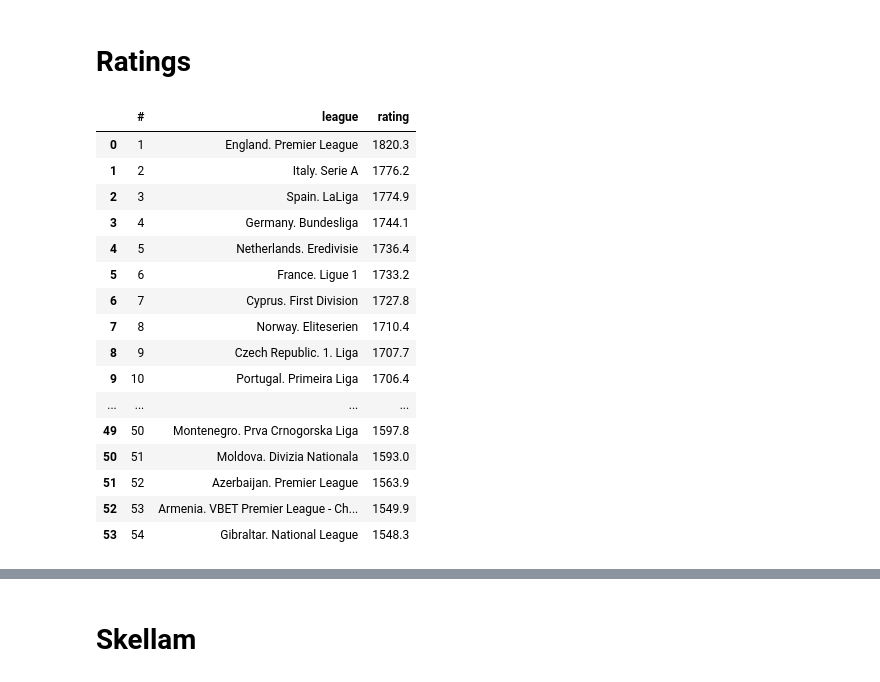
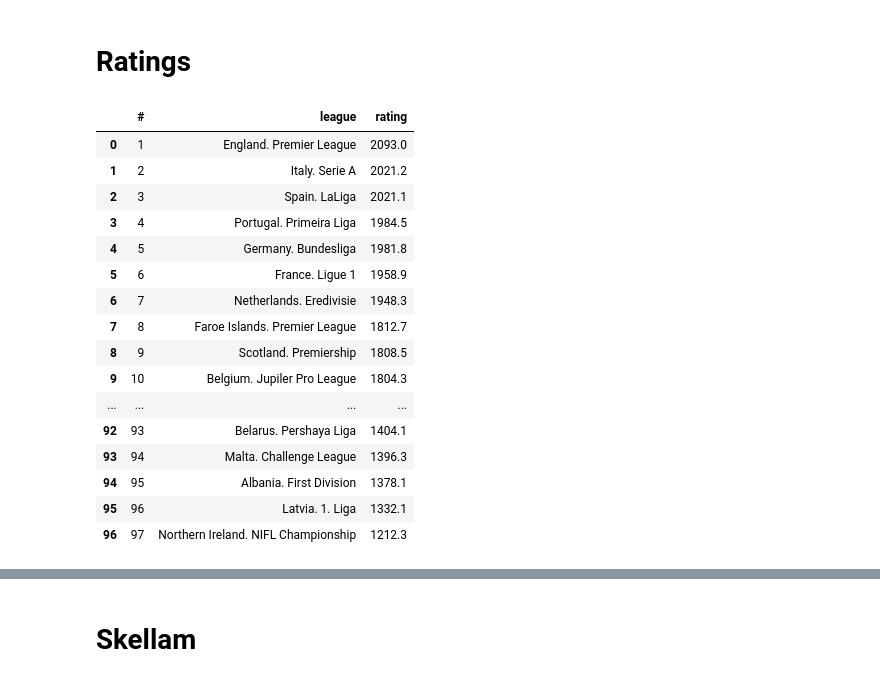
Before and after one commit to andreyshelopugin/GlickoSoccer, a Jupyter notebook: Ratings.ipynb, the cells around one changed output, grey strips where cells are left out. Drawn from its saved outputs; the diff is of its cells as text; code cells hidden in the pictures.

```diff
--- a/Ratings.ipynb
+++ b/Ratings.ipynb
@@ -14,6 +14,6 @@ from euro_soccer.preprocessing import DataPreprocessor
 from euro_soccer.glicko_soccer import GlickoSoccer
 # %%
 matches = pd.read_csv('matches.csv')
-matches = DataPreprocessor().preprocessing(matches)
+matches = DataPreprocessor(is_actual_draw_predictions=True).preprocessing(matches)
 matches.tail(1)
 # %% [output]
@@ -87,29 +92,29 @@ North Macedonia. 2. MFL Loss down by: 2.36
 # Ratings
 # %%
 glicko = GlickoSoccer()
-# league_params = joblib.load('data/league_params.pkl')
-league_params = glicko._league_params_initialization(matches)
+league_params = joblib.load('data/league_params.pkl')
+# league_params = glicko._league_params_initialization(matches)
 ratings = glicko.rate_teams(matches, league_params)
 ratings = glicko.ratings_to_df(ratings, matches)
-leagues_ratings = glicko.league_ratings(ratings, number_top_teams=10)
-first_leagues = set(matches.loc[matches['tournament_type'] == 1, 'tournament'])
-leagues_ratings = leagues_ratings.loc[leagues_ratings['league'].isin(first_leagues)]
-leagues_ratings.head(60)
+leagues_ratings = glicko.league_ratings(ratings, number_top_teams=5)
+# first_leagues = set(matches.loc[matches['tournament_type'] == 1, 'tournament'])
+# leagues_ratings = leagues_ratings.loc[leagues_ratings['league'].isin(first_leagues)]
+leagues_ratings
 # %% [output]
 |  | # | league | rating |
-| 0 | 1 | England. Premier League | 1820.3 |
-| 1 | 2 | Italy. Serie A | 1776.2 |
-| 2 | 3 | Spain. LaLiga | 1774.9 |
-| 3 | 4 | Germany. Bundesliga | 1744.1 |
-| 4 | 5 | Netherlands. Eredivisie | 1736.4 |
-| 5 | 6 | France. Ligue 1 | 1733.2 |
-| 6 | 7 | Cyprus. First Division | 1727.8 |
-| 7 | 8 | Norway. Eliteserien | 1710.4 |
-| 8 | 9 | Czech Republic. 1. Liga | 1707.7 |
-| 9 | 10 | Portugal. Primeira Liga | 1706.4 |
+| 0 | 1 | England. Premier League | 2093.0 |
+| 1 | 2 | Italy. Serie A | 2021.2 |
+| 2 | 3 | Spain. LaLiga | 2021.1 |
+| 3 | 4 | Portugal. Primeira Liga | 1984.5 |
+| 4 | 5 | Germany. Bundesliga | 1981.8 |
+| 5 | 6 | France. Ligue 1 | 1958.9 |
+| 6 | 7 | Netherlands. Eredivisie | 1948.3 |
+| 7 | 8 | Faroe Islands. Premier League | 1812.7 |
+| 8 | 9 | Scotland. Premiership | 1808.5 |
+| 9 | 10 | Belgium. Jupiler Pro League | 1804.3 |
 | ... | ... | ... | ... |
-| 49 | 50 | Montenegro. Prva Crnogorska Liga | 1597.8 |
-| 50 | 51 | Moldova. Divizia Nationala | 1593.0 |
-| 51 | 52 | Azerbaijan. Premier League | 1563.9 |
-| 52 | 53 | Armenia. VBET Premier League - Ch... | 1549.9 |
-| 53 | 54 | Gibraltar. National League | 1548.3 |
+| 92 | 93 | Belarus. Pershaya Liga | 1404.1 |
+| 93 | 94 | Malta. Challenge League | 1396.3 |
+| 94 | 95 | Albania. First Division | 1378.1 |
+| 95 | 96 | Latvia. 1. Liga | 1332.1 |
+| 96 | 97 | Northern Ireland. NIFL Championship | 1212.3 |
```
Also changed, not shown: parts of 11 cells of this notebook, 1 other file.
